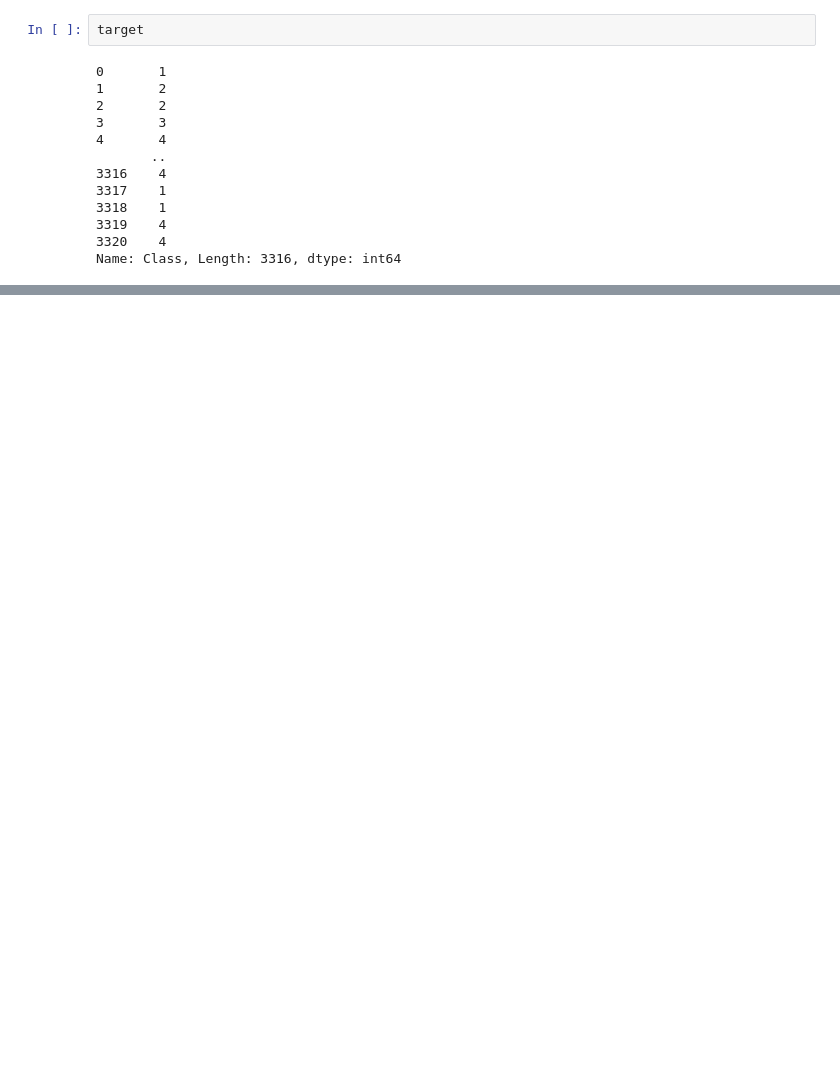
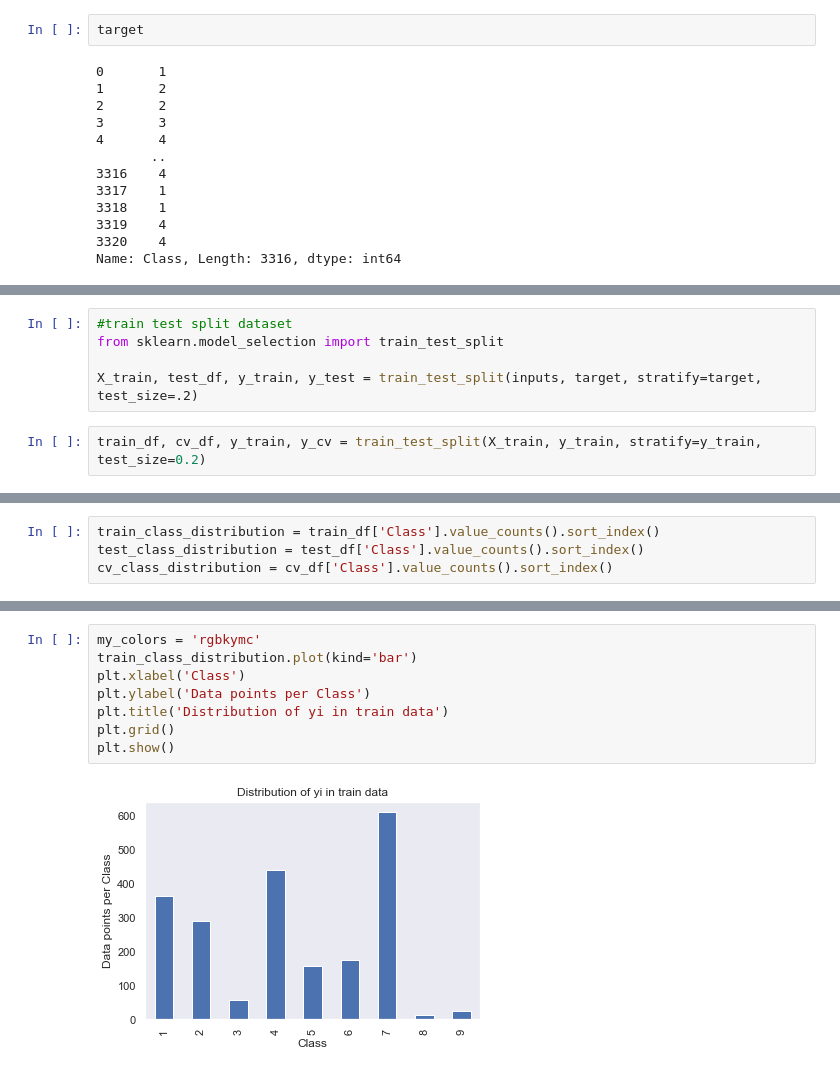
Before and after one commit to surendhar-1706/Classification_of_cancer_mutants, a Jupyter notebook: Cancer_Mutant.ipynb, the cells around one changed output, grey strips where cells are left out. Drawn from its saved outputs; the diff is of its cells as text; blank space fills up the shorter version.

```diff
--- a/Cancer_Mutant.ipynb
+++ b/Cancer_Mutant.ipynb
@@ -510,0 +290,7 @@ Test data f1 score:0.6460049568248708
+# %%
+#train test split dataset
+from sklearn.model_selection import train_test_split
+
+X_train, test_df, y_train, y_test = train_test_split(inputs, target, stratify=target, test_size=.2)
+# %%
+train_df, cv_df, y_train, y_cv = train_test_split(X_train, y_train, stratify=y_train, test_size=0.2)
@@ -510,0 +321,4 @@ Test data f1 score:0.6460049568248708
+# %%
+train_class_distribution = train_df['Class'].value_counts().sort_index()
+test_class_distribution = test_df['Class'].value_counts().sort_index()
+cv_class_distribution = cv_df['Class'].value_counts().sort_index()
@@ -510,0 +339,10 @@ Test data f1 score:0.6460049568248708
+# %%
+my_colors = 'rgbkymc'
+train_class_distribution.plot(kind='bar')
+plt.xlabel('Class')
+plt.ylabel('Data points per Class')
+plt.title('Distribution of yi in train data')
+plt.grid()
+plt.show()
+# %% [output]
+[figure, added]
```
Also changed, not shown: parts of 76 cells of this notebook.
